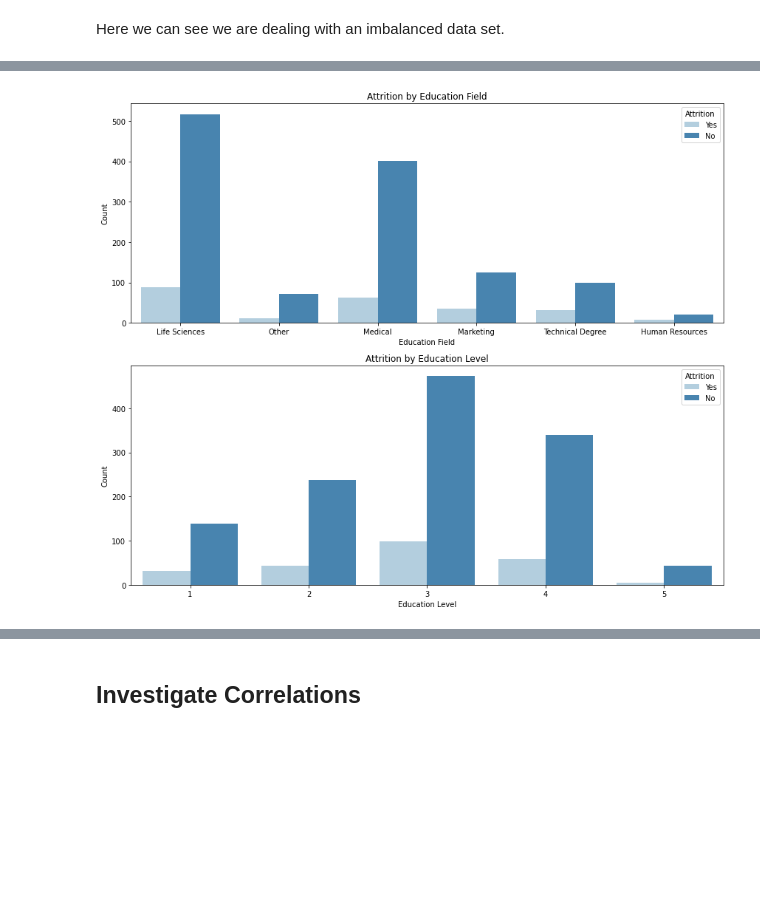
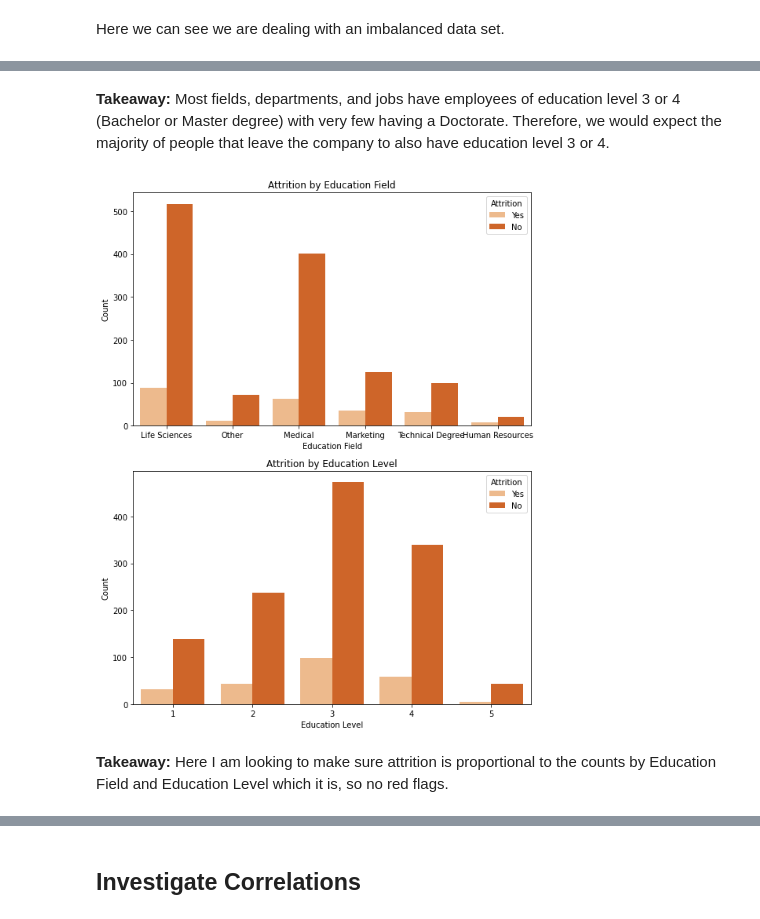
Before and after one commit to nkrajew/hr_attrition_proj, a Jupyter notebook: IBM HR Attrition EDA.ipynb, the cells around one changed output, grey strips where cells are left out. Saved outputs shown, nothing was run; the diff lists cells and outputs as text; code cells hidden in the pictures; blank space fills up the shorter version.

```diff
--- a/IBM HR Attrition EDA.ipynb
+++ b/IBM HR Attrition EDA.ipynb
@@ -119,0 +266,4 @@ Here we can see we are dealing with an imbalanced data set.
+# %%
+cut_labels_5 = ['<14', '14-16', '17-19', '20-22', '>22']
+cut_bins = [0, 13, 16, 19, 22, 25]
+df['SalaryRaiseBin'] = pd.cut(df['PercentSalaryHike'], bins=cut_bins, labels=cut_labels_5)
@@ -120,13 +386,17 @@ Here we can see we are dealing with an imbalanced data set.
+# %% [markdown]
+**Takeaway:** Most fields, departments, and jobs have employees of education level 3 or 4 (Bachelor or Master degree) with very few having a Doctorate. Therefore, we would expect the majority of people that leave the company to also have education level 3 or 4.
 # %%
-figure, axes = plt.subplots(nrows=2, figsize=(12,10))
+figure, axes = plt.subplots(nrows=2, figsize=(8,10))
 # plt.figure(figsize=(12,6))
-sns.countplot(df['EducationField'],hue=df['Attrition'], ax=axes[0], palette="Blues")
+sns.countplot(df['EducationField'],hue=df['Attrition'], ax=axes[0], palette="Oranges")
 axes[0].set_title('Attrition by Education Field')
 axes[0].set(xlabel='Education Field', ylabel='Count')
-sns.countplot(df['Education'],hue=df['Attrition'],ax=axes[1], palette="Blues")
+sns.countplot(df['Education'],hue=df['Attrition'],ax=axes[1], palette="Oranges")
 axes[1].set_title('Attrition by Education Level')
 axes[1].set(xlabel='Education Level', ylabel='Count')
 
 plt.tight_layout()
 # %% [output]
-[figure, old version]
+[figure, new version]
+# %% [markdown]
+**Takeaway:** Here I am looking to make sure attrition is proportional to the counts by Education Field and Education Level which it is, so no red flags.
```
Also changed, not shown: parts of 45 cells of this notebook.
